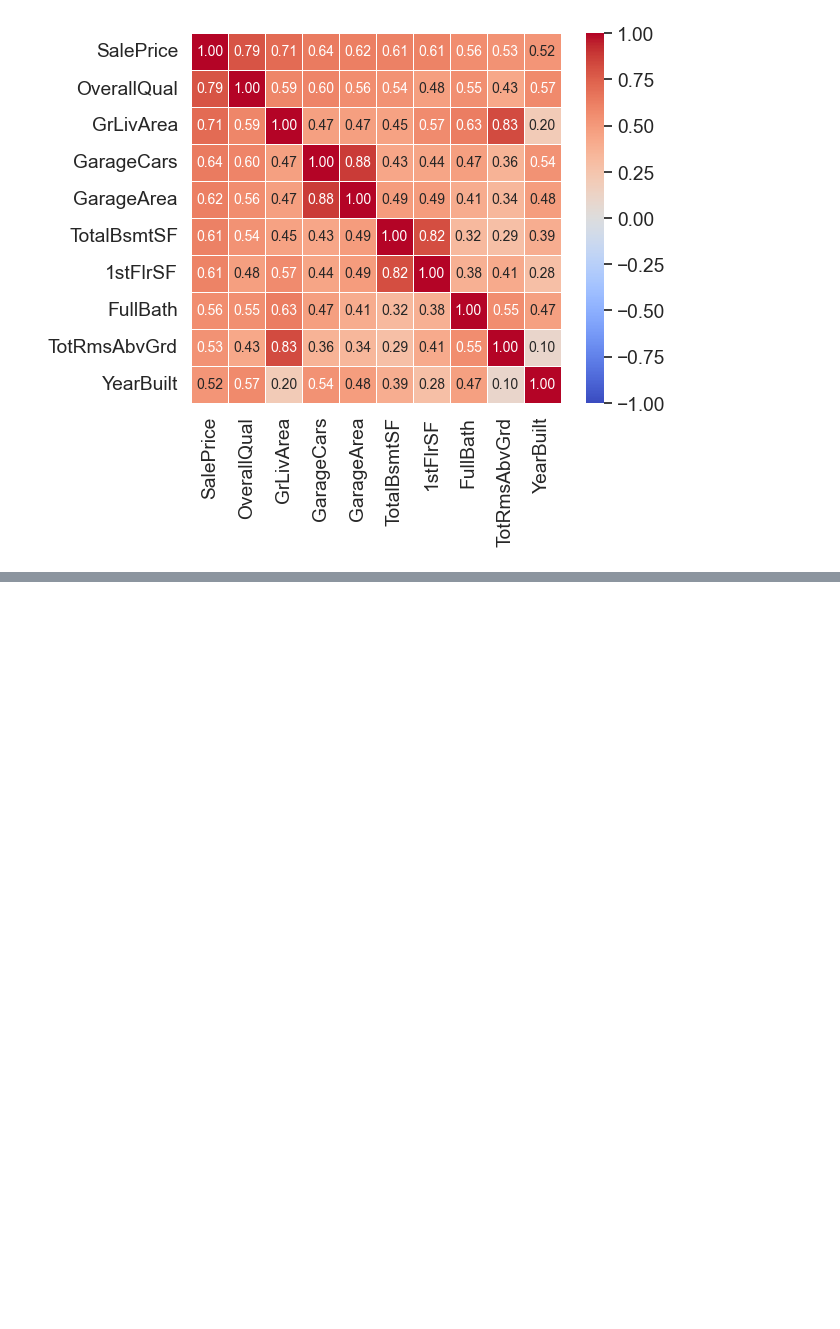
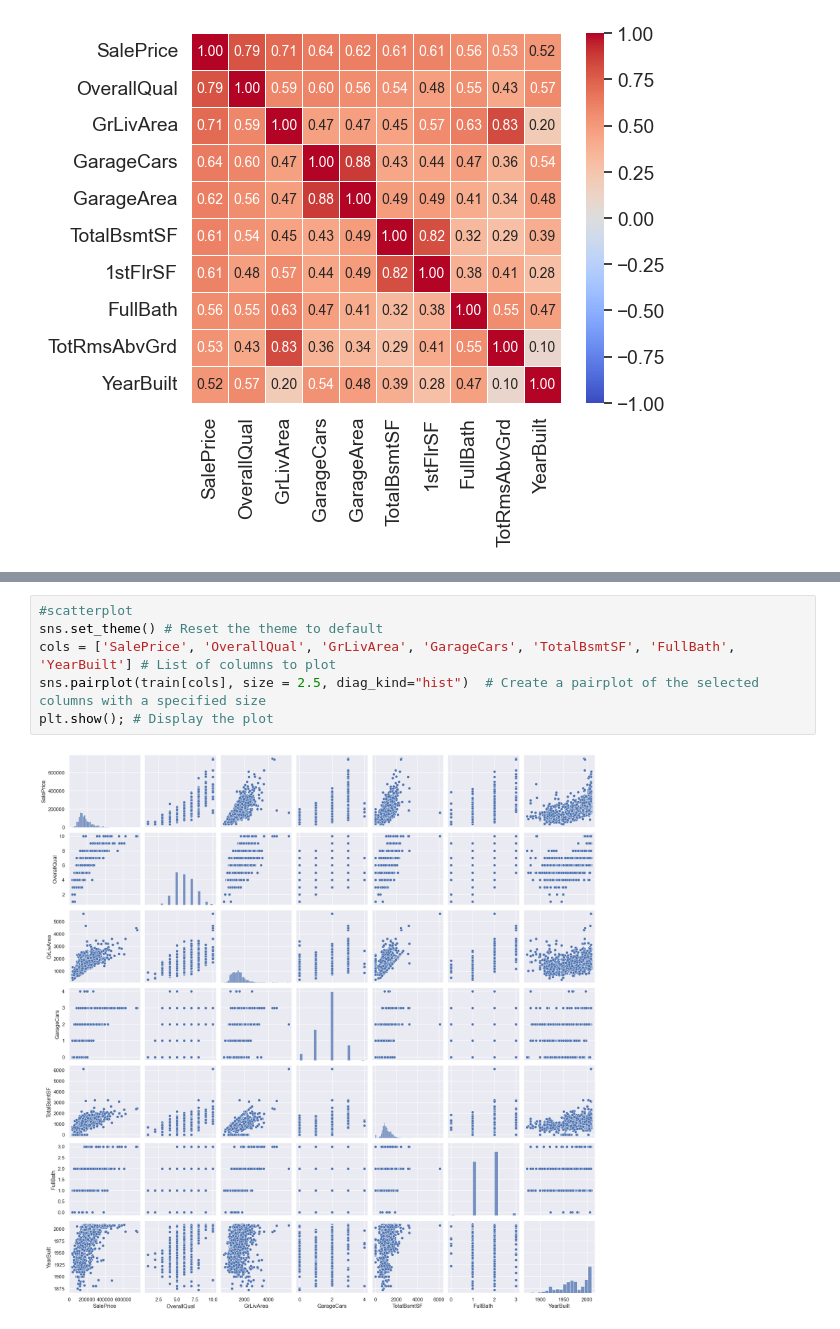
Before and after one commit to arikatz123/house-prices-ml, a Jupyter notebook: notebooks/dataexploration_01.ipynb, the cells around one changed output, grey strips where cells are left out. Saved outputs shown, nothing was run; the diff lists cells and outputs as text; blank space fills up the shorter version.

```diff
--- a/notebooks/dataexploration_01.ipynb
+++ b/notebooks/dataexploration_01.ipynb
@@ -231,0 +242,8 @@ plt.show()
+# %%
+#scatterplot
+sns.set_theme() # Reset the theme to default
+cols = ['SalePrice', 'OverallQual', 'GrLivArea', 'GarageCars', 'TotalBsmtSF', 'FullBath', 'YearBuilt'] # List of columns to plot
+sns.pairplot(train[cols], size = 2.5, diag_kind="hist")  # Create a pairplot of the selected columns with a specified size
+plt.show(); # Display the plot
+# %% [output]
+[figure, added]
```
Also changed, not shown: parts of 8 cells of this notebook.
